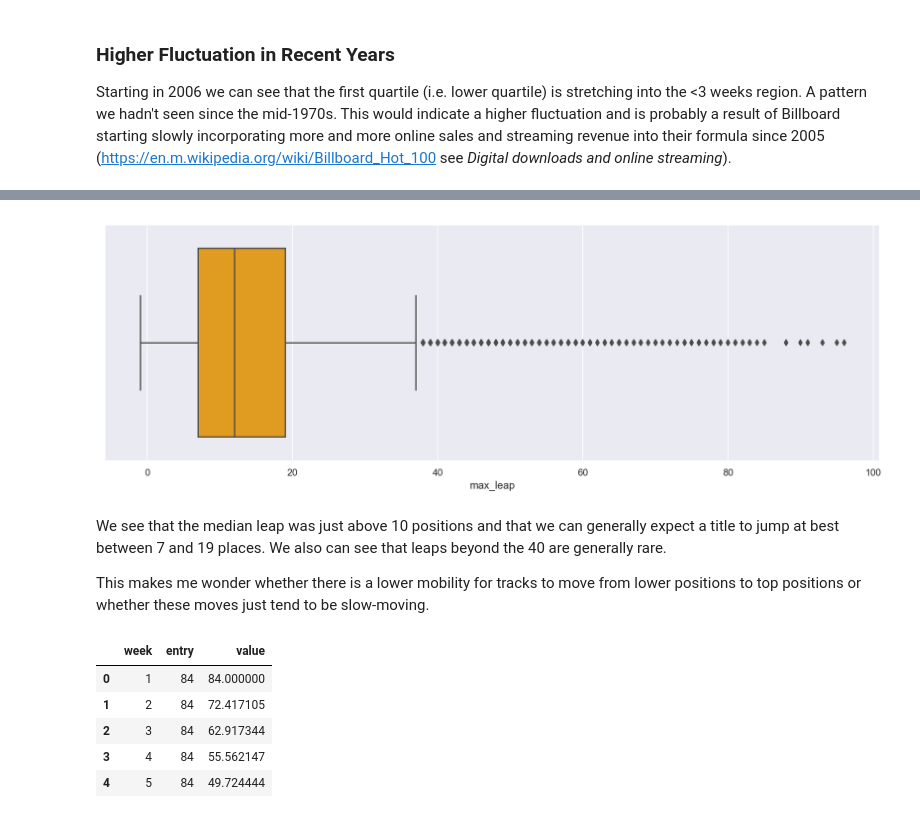
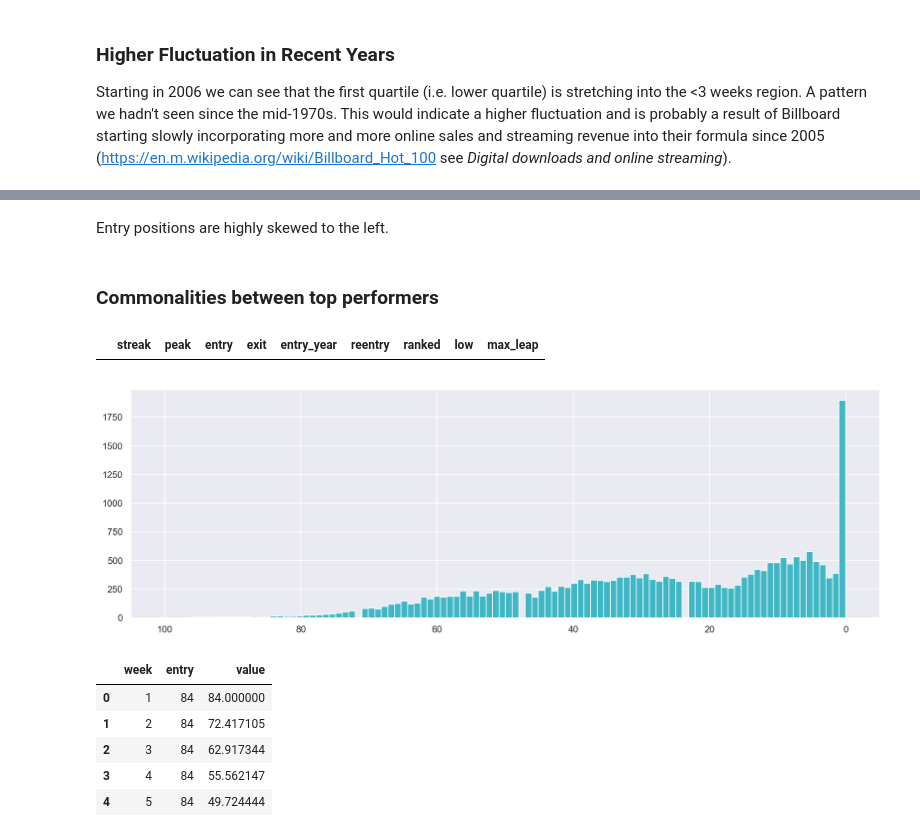
Before and after one commit to Germoe/hit-predictor, a Jupyter notebook: notebooks/_Step 2 - Data Storytelling.ipynb, the cells around one changed output, grey strips where cells are left out. Drawn from its saved outputs; the diff is of its cells as text; code cells hidden in the pictures.

Commit message:
update headings and add a leaps section

```diff
--- a/notebooks/_Step 2 - Data Storytelling.ipynb
+++ b/notebooks/_Step 2 - Data Storytelling.ipynb
@@ -242,0 +255,3 @@ Now that we've looked at streaks, I'm interested to know how the leaps from one
+# %%
+GrayO = ['#41b6c4',"gray","black"]
+sns.set_palette(GrayO)
@@ -243,12 +385,18 @@ Now that we've looked at streaks, I'm interested to know how the leaps from one
+# %% [markdown]
+Entry positions are highly skewed to the left.
+# %% [markdown]
+### Commonalities between top performers
+# %%
+intersected_df = pd.merge(longest_streaks, biggest_leaps, how='inner')
+intersected_df
+# %% [output]
+|  | streak | peak | entry | exit | entry_year | reentry | ranked | low | max_leap |
 # %%
 _ = plt.figure(figsize=(16,5))
-_ = sns.boxplot(hot100_uniq['max_leap'])
+_ = plt.hist(nhits['popularity'],bins=100)
+_ = plt.xlim(105, -5)
 # %% [output]
-[figure, old version]
+[figure, new version]
-# %% [markdown]
-We see that the median leap was just above 10 positions and that we can generally expect a title to jump at best between 7 and 19 places. We also can see that leaps beyond the 40 are generally rare.
-
-This makes me wonder whether there is a lower mobility for tracks to move from lower positions to top positions or whether these moves just tend to be slow-moving.
 # %%
 rank = hot100.loc[:,['artist','title','rank','entry','date']]
 rank['title_artist'] = rank['title'] + '------' + rank['artist']
```
Also changed, not shown: parts of 30 cells of this notebook.
